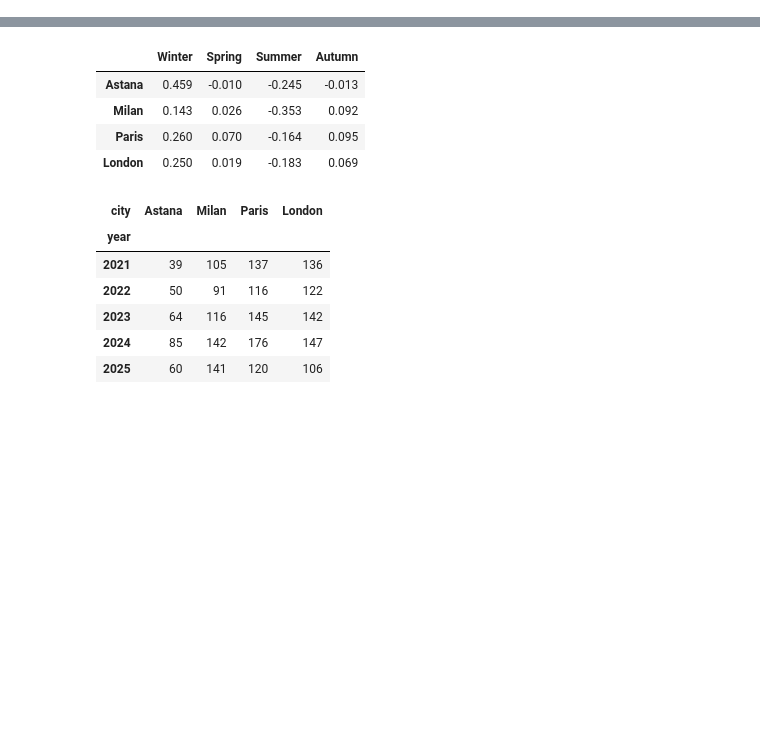
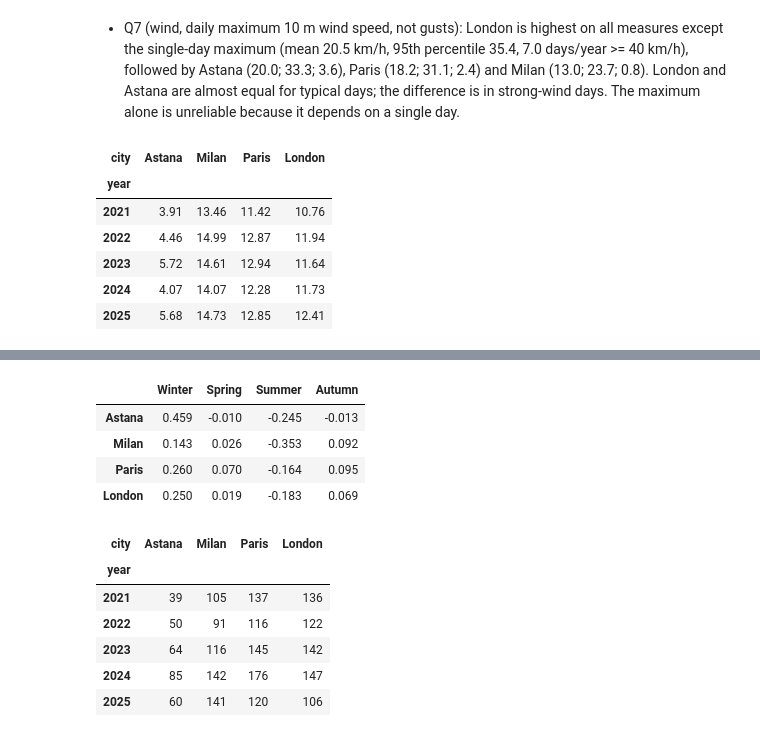
Before and after one commit to marlesulydan/Weather-data-analysis-, a Jupyter notebook: notebooks/weather_analysis.ipynb, the cells around one changed output, grey strips where cells are left out. Drawn from its saved outputs; the diff is of its cells as text; code cells hidden in the pictures; blank space fills up the shorter version.

```diff
--- a/notebooks/weather_analysis.ipynb
+++ b/notebooks/weather_analysis.ipynb
@@ -0,0 +1,19 @@
+# %% [markdown]
+- Q7 (wind, daily maximum 10 m wind speed, not gusts): London is highest on all measures except the single-day maximum (mean 20.5 km/h, 95th percentile 35.4, 7.0 days/year >= 40 km/h), followed by Astana (20.0; 33.3; 3.6), Paris (18.2; 31.1; 2.4) and Milan (13.0; 23.7; 0.8). London and Astana are almost equal for typical days; the difference is in strong-wind days. The maximum alone is unreliable because it depends on a single day.
+# %%
+annual_temp = (
+    weather.groupby(["city", "year"])["temperature_2m_mean"]
+    .mean()
+    .unstack("city")
+    .loc[:, CITY_ORDER]
+    .round(2)
+)
+annual_temp
+# %% [output]
+| city | Astana | Milan | Paris | London |
+| year |  |  |  |  |
+| 2021 | 3.91 | 13.46 | 11.42 | 10.76 |
+| 2022 | 4.46 | 14.99 | 12.87 | 11.94 |
+| 2023 | 5.72 | 14.61 | 12.94 | 11.64 |
+| 2024 | 4.07 | 14.07 | 12.28 | 11.73 |
+| 2025 | 5.68 | 14.73 | 12.85 | 12.41 |
```
Also changed, not shown: parts of 4 cells of this notebook.
